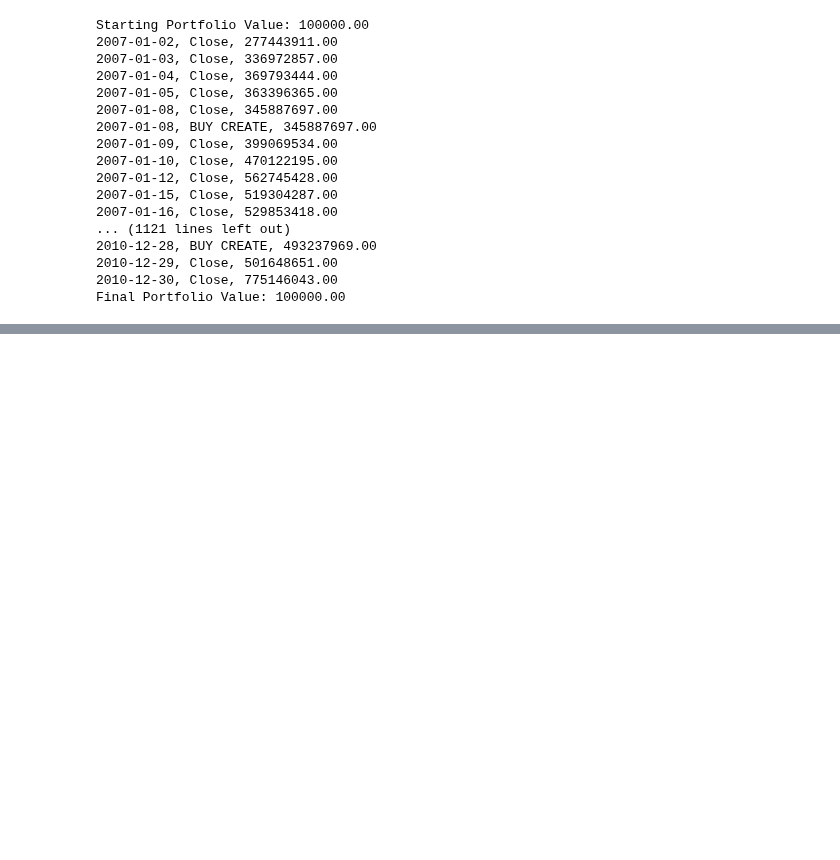
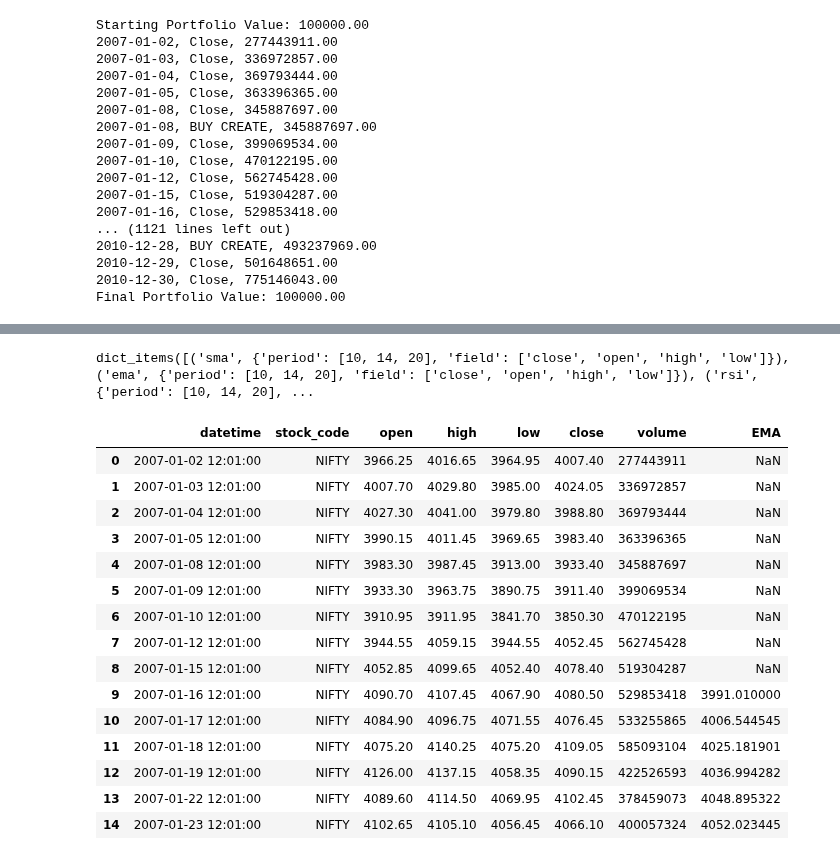
Before and after one commit to intilt/Intrade_ai, a Jupyter notebook: Notebooks/data_cleaning.ipynb, the cells around one changed output, grey strips where cells are left out. Drawn from its saved outputs; the diff is of its cells as text; code cells hidden in the pictures; blank space fills up the shorter version.

Commit message:
computing indicator, get path api, compute with s3 loc

```diff
--- a/Notebooks/data_cleaning.ipynb
+++ b/Notebooks/data_cleaning.ipynb
@@ -577,0 +671,34 @@ data[0][0].savefig("data.png")
+# %%
+import json
+with open('config/config_app.json', 'r') as openfile:
+    config_app = json.load(openfile)
+config_app['indicator_params'].items()
+# %% [output]
+dict_items([('sma', {'period': [10, 14, 20], 'field': ['close', 'open', 'high', 'low']}), ('ema', {'period': [10, 14, 20], 'field': ['close', 'open', 'high', 'low']}), ('rsi', {'period': [10, 14, 20], ...
+# %%
+import talib
+import pandas as pd
+indicator='EMA'
+field='close'
+timeperiod=10
+df = pd.read_csv('Data/Nifty/nifty_1day.csv')
+df[indicator] = getattr(talib, indicator)(df[field], timeperiod=int(timeperiod))
+# %%
+df.head(15)
+# %% [output]
+|  | datetime | stock_code | open | high | low | close | volume | EMA |
+| 0 | 2007-01-02 12:01:00 | NIFTY | 3966.25 | 4016.65 | 3964.95 | 4007.40 | 277443911 | NaN |
+| 1 | 2007-01-03 12:01:00 | NIFTY | 4007.70 | 4029.80 | 3985.00 | 4024.05 | 336972857 | NaN |
+| 2 | 2007-01-04 12:01:00 | NIFTY | 4027.30 | 4041.00 | 3979.80 | 3988.80 | 369793444 | NaN |
+| 3 | 2007-01-05 12:01:00 | NIFTY | 3990.15 | 4011.45 | 3969.65 | 3983.40 | 363396365 | NaN |
+| 4 | 2007-01-08 12:01:00 | NIFTY | 3983.30 | 3987.45 | 3913.00 | 3933.40 | 345887697 | NaN |
+| 5 | 2007-01-09 12:01:00 | NIFTY | 3933.30 | 3963.75 | 3890.75 | 3911.40 | 399069534 | NaN |
+| 6 | 2007-01-10 12:01:00 | NIFTY | 3910.95 | 3911.95 | 3841.70 | 3850.30 | 470122195 | NaN |
+| 7 | 2007-01-12 12:01:00 | NIFTY | 3944.55 | 4059.15 | 3944.55 | 4052.45 | 562745428 | NaN |
+| 8 | 2007-01-15 12:01:00 | NIFTY | 4052.85 | 4099.65 | 4052.40 | 4078.40 | 519304287 | NaN |
+| 9 | 2007-01-16 12:01:00 | NIFTY | 4090.70 | 4107.45 | 4067.90 | 4080.50 | 529853418 | 3991.010000 |
+| 10 | 2007-01-17 12:01:00 | NIFTY | 4084.90 | 4096.75 | 4071.55 | 4076.45 | 533255865 | 4006.544545 |
+| 11 | 2007-01-18 12:01:00 | NIFTY | 4075.20 | 4140.25 | 4075.20 | 4109.05 | 585093104 | 4025.181901 |
+| 12 | 2007-01-19 12:01:00 | NIFTY | 4126.00 | 4137.15 | 4058.35 | 4090.15 | 422526593 | 4036.994282 |
+| 13 | 2007-01-22 12:01:00 | NIFTY | 4089.60 | 4114.50 | 4069.95 | 4102.45 | 378459073 | 4048.895322 |
+| 14 | 2007-01-23 12:01:00 | NIFTY | 4102.65 | 4105.10 | 4056.45 | 4066.10 | 400057324 | 4052.023445 |
```
Also changed, not shown: parts of 5 cells of this notebook, 5 other files.
